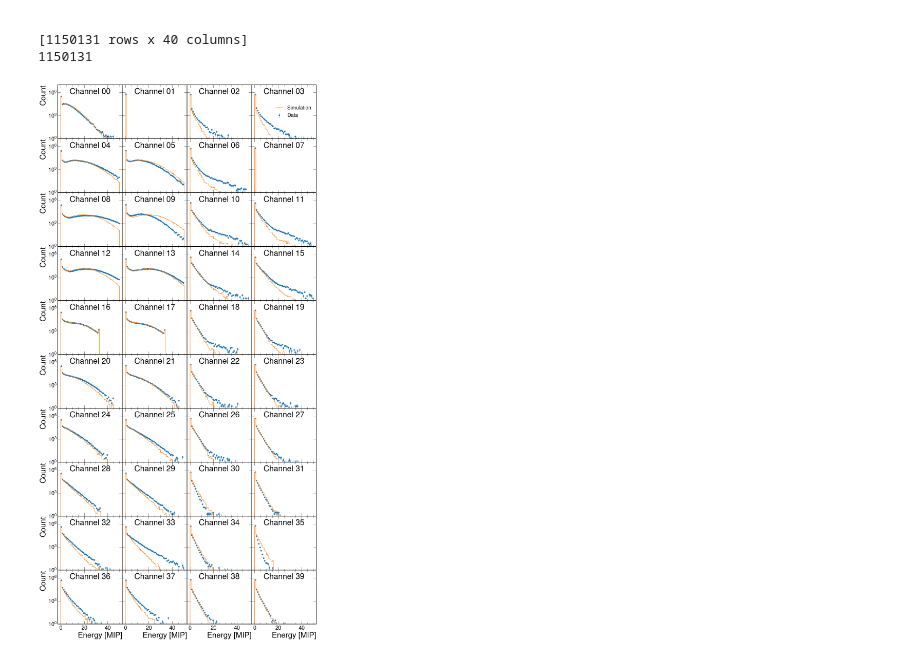
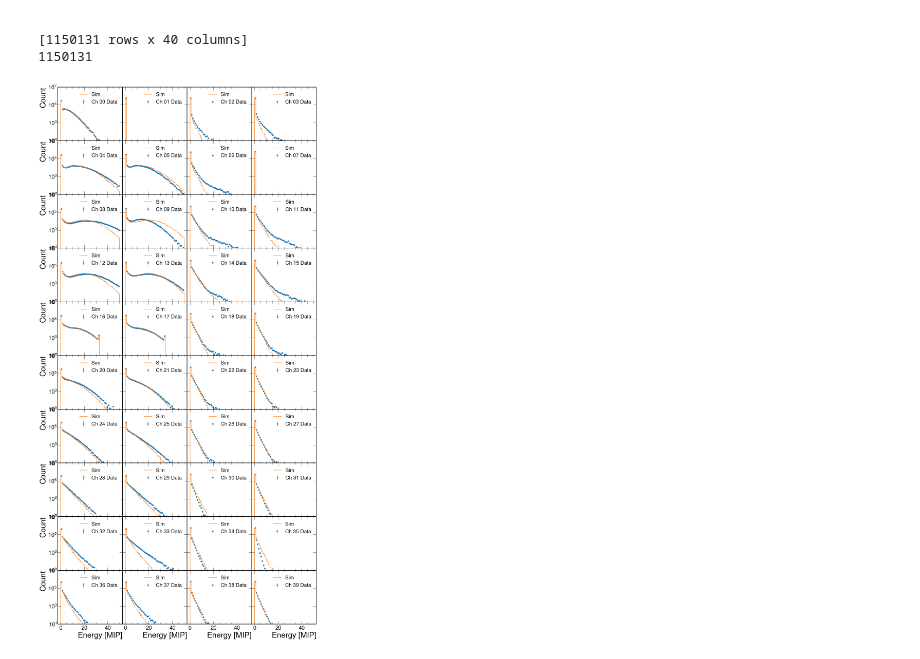
Before and after one commit to sebouh137/beamtest_plots, a Jupyter notebook: TestBeamSimAnalysis.ipynb, the cells around one changed output. Cells and saved outputs as stored; diff of their text form; code cells hidden in the pictures.

Commit message:
Refined plots

```diff
--- a/TestBeamSimAnalysis.ipynb
+++ b/TestBeamSimAnalysis.ipynb
@@ -535,7 +535,6 @@ print(simEvts)
 fig, axs=plt.subplots(10, 4, figsize=(15,30),sharey=True,sharex=True)
 plt.rcParams['figure.facecolor']='white'
 plt.rcParams['savefig.facecolor']='white'
-
 HGpedMeans = []
 HGpedStds = []
 
@@ -551,40 +550,42 @@ for i in range(40):
     # Calculate the square root of the histogram values (errors)
     errors = np.sqrt(h.view())
     # Create a numpy array for the bin centers
     bin_centers = 0.5 * (h.axes[0].edges[:-1] + h.axes[0].edges[1:])
     # Plot the histogram with error bars
-    plt.errorbar(bin_centers, h.view(), yerr=errors, fmt='o', ecolor='tab:blue', color='tab:blue', capsize=0, elinewidth=1, markeredgewidth=0,label="Data",zorder=1)
+    plt.errorbar(bin_centers, h.view(), yerr=errors, fmt='o', ecolor='tab:blue', color='tab:blue', capsize=0, elinewidth=1, markeredgewidth=0,label="Ch {} Data".format("{:02d}".format(i)),zorder=1)
 
     h = hist.Hist(hist.axis.Regular(50, 0, 50, name="sim"))
     h.fill(np.array(getattr(sim_df,"Ch_{}_LG".format("{:02d}".format(i)))))
     h *= beamEvts/simEvts
-    h.plot(color='tab:orange',label="Simulation",zorder=2)
+    h.plot(color='tab:orange',label="Sim",zorder=2)
 
     # Calculate the square root of the histogram values (errors)
     errors = np.sqrt(h.view())
     # Create a numpy array for the bin centers
     bin_centers = 0.5 * (h.axes[0].edges[:-1] + h.axes[0].edges[1:])
     # Plot the histogram with error bars
     #plt.errorbar(bin_centers, h.view(), yerr=errors, fmt='none', ecolor='tab:orange', capsize=0, elinewidth=1, markeredgewidth=0,zorder=2)
 
     plt.yscale("log")
-    if i == 3:
-        plt.legend(loc='right', fontsize=20)
+    #plt.ylim(ymin=1, ymax=10000000)
+
+    plt.legend(loc='upper right', fontsize=20)
 
     # Set the title and axis labels for the subplot
     if i>= 36:
         plt.xlabel('Energy [MIP]', fontsize=30)
     if i % 4 == 0 :
         plt.ylabel('Count', fontsize=30)
-    plt.ylim(ymin=1, ymax=10000000)
+    plt.ylim(ymin=10, ymax=10000000)
     plt.yscale("log")
-    plt.title("Channel {}".format("{:02d}".format(i)), y=0.8)
+    #plt.title("Channel {}".format("{:02d}".format(i)), y=0.8)
 
 # Adjust the spacing between subplots
 plt.tight_layout(pad=0.0)
 plt.subplots_adjust(hspace=0.0, wspace=0.0)
+plt.savefig('Plots/ChannelSpectra.pdf', format='pdf')
 # %% [output]
-[figure, old version]
+[figure, new version]
 # %%
 import hist
 
```
Also changed, not shown: parts of 12 cells of this notebook.
